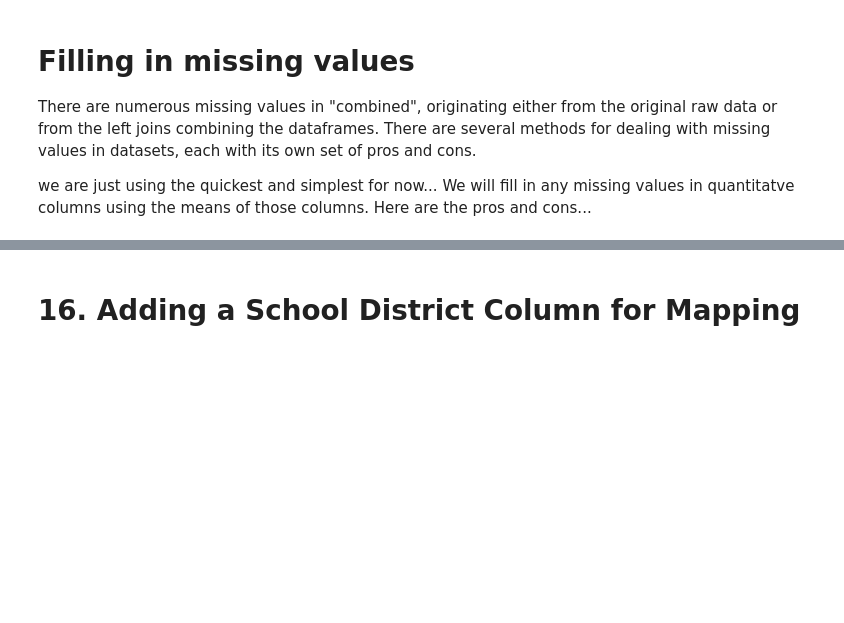
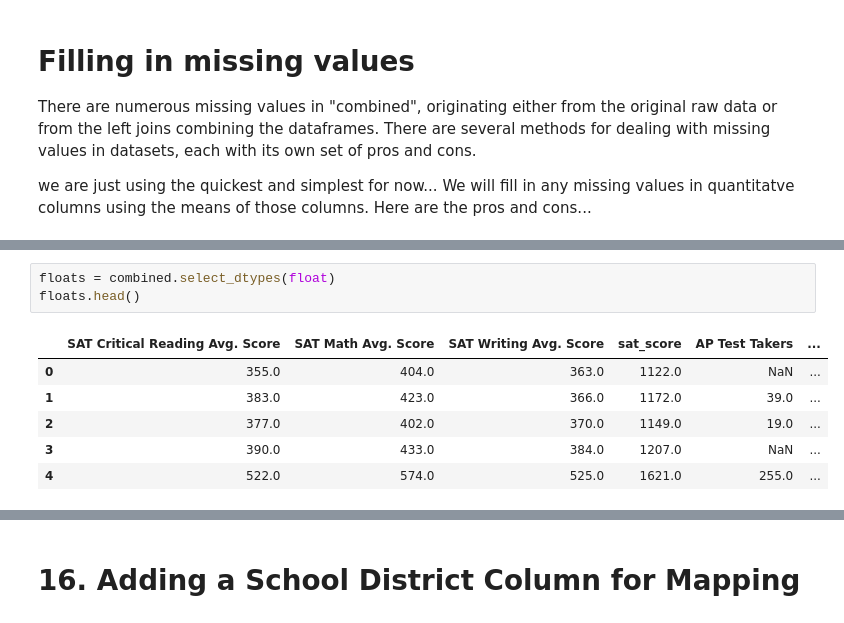
Before and after one commit to JustinToribio/cleaning-nyc-hs-data, a Jupyter notebook: notebooks/1.0-jt-clean-analyze-nyc-hs-data.ipynb, the cells around one changed output, grey strips where cells are left out. Cells and saved outputs as stored; diff of their text form; blank space fills up the shorter version.

```diff
--- a/notebooks/1.0-jt-clean-analyze-nyc-hs-data.ipynb
+++ b/notebooks/1.0-jt-clean-analyze-nyc-hs-data.ipynb
@@ -725,0 +728,10 @@ ImportError: cannot import name 'KNN' from 'fancyimpute' (unknown location)
+# %%
+floats = combined.select_dtypes(float)
+floats.head()
+# %% [output]
+|  | SAT Critical Reading Avg. Score | SAT Math Avg. Score | SAT Writing Avg. Score | sat_score | AP Test Takers | ... |
+| 0 | 355.0 | 404.0 | 363.0 | 1122.0 | NaN | ... |
+| 1 | 383.0 | 423.0 | 366.0 | 1172.0 | 39.0 | ... |
+| 2 | 377.0 | 402.0 | 370.0 | 1149.0 | 19.0 | ... |
+| 3 | 390.0 | 433.0 | 384.0 | 1207.0 | NaN | ... |
+| 4 | 522.0 | 574.0 | 525.0 | 1621.0 | 255.0 | ... |
```
Also changed, not shown: parts of 7 cells of this notebook.
